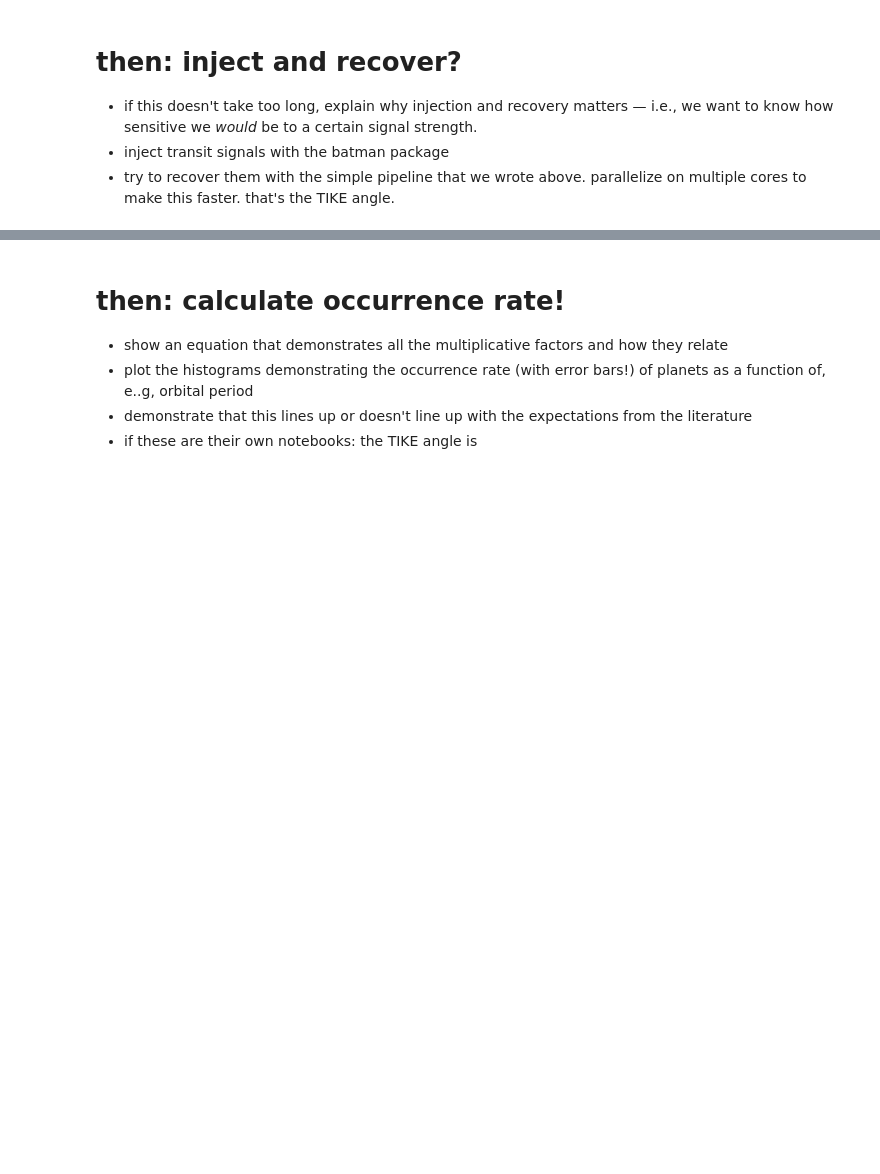
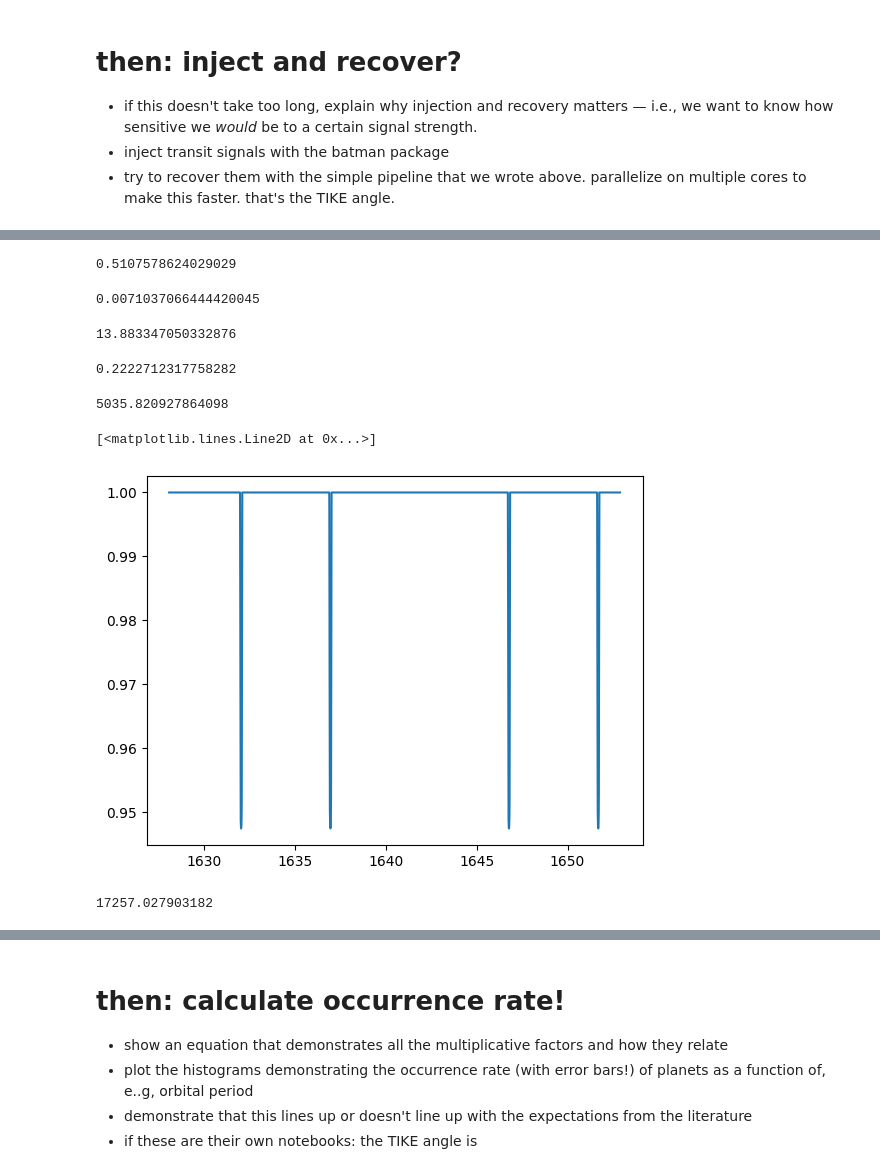
Before and after one commit to spacetelescope/tike_content, a Jupyter notebook: content/notebooks/occurrence_rate/occurrence.ipynb, the cells around one changed output, grey strips where cells are left out. Saved outputs shown, nothing was run; the diff lists cells and outputs as text; code cells hidden in the pictures; blank space fills up the shorter version.

```diff
--- a/content/notebooks/occurrence_rate/occurrence.ipynb
+++ b/content/notebooks/occurrence_rate/occurrence.ipynb
@@ -619,0 +496,4 @@ Table length=50
+# %%
+@numba.njit
+def calc_a(mstar, period):
+    return np.power(G * mstar  * period**2 / (4 * np.pi**2), 1/3)
@@ -634,4 +529,0 @@ NameError: name 'batman' is not defined
-# %%
-a = np.power(G * Ms  * P**2 / (4 * np.pi**2), 1/3)
-Ptr = 0.9 * (Rs + Rp)/a
-# draw 100 (Rp, P) pairs.
@@ -637,0 +532,26 @@ Ptr = 0.9 * (Rs + Rp)/a
+# %%
+def calc_inclination(b, a, rstar):
+    i = np.arccos(rstar * b / a)
+    return np.degrees(i)
+# %%
+def calc_planet_lc(period, radius, b, a, rstar, time, inc, phase_start):
+    """
+
+    just give everything in si...except for period, in days!
+    """
+
+    params = batman.transitmodel.TransitParams()
+    params.t0 = phase_start * period                       #time of inferior conjunction
+    params.per = period                      #orbital period
+    params.rp = radius/rstar                      #planet radius (in units of stellar radii)
+    params.a = a/rstar                       #semi-major axis (in units of stellar radii)
+    params.inc = inc                     #orbital inclination (in degrees)
+    params.ecc = 0.                      #eccentricity
+    params.w = 90.                       #longitude of periastron (in degrees)
+    params.u = [0.1, 0.3]                #limb darkening coefficients [u1, u2]
+    params.limb_dark = "quadratic"       #limb darkening model
+
+    m = transitmodel.TransitModel(params, time)    #initializes model
+    flux = m.light_curve(params)         #calculates light curve
+
+    return flux
@@ -637,0 +614,30 @@ Ptr = 0.9 * (Rs + Rp)/a
+# %%
+b
+# %% [output]
+0.5107578624029029
+# %%
+calc_a(Ms, period)/rstar
+# %% [output]
+0.0071037066444420045
+# %%
+a/rstar
+# %% [output]
+13.883347050332876
+# %%
+radius/rstar
+# %% [output]
+0.2222712317758282
+# %%
+np.degrees(calc_inclination(b, a, rstar))
+# %% [output]
+5035.820927864098
+# %%
+fl = calc_planet_lc(period, radius, b, a, rstar, time)
+plt.plot(time, fl)
+# %% [output]
+[<matplotlib.lines.Line2D at 0x...>]
+[figure, added]
+# %%
+np.std(results.power)
+# %% [output]
+17257.027903182
```
Also changed, not shown: parts of 101 cells of this notebook.
